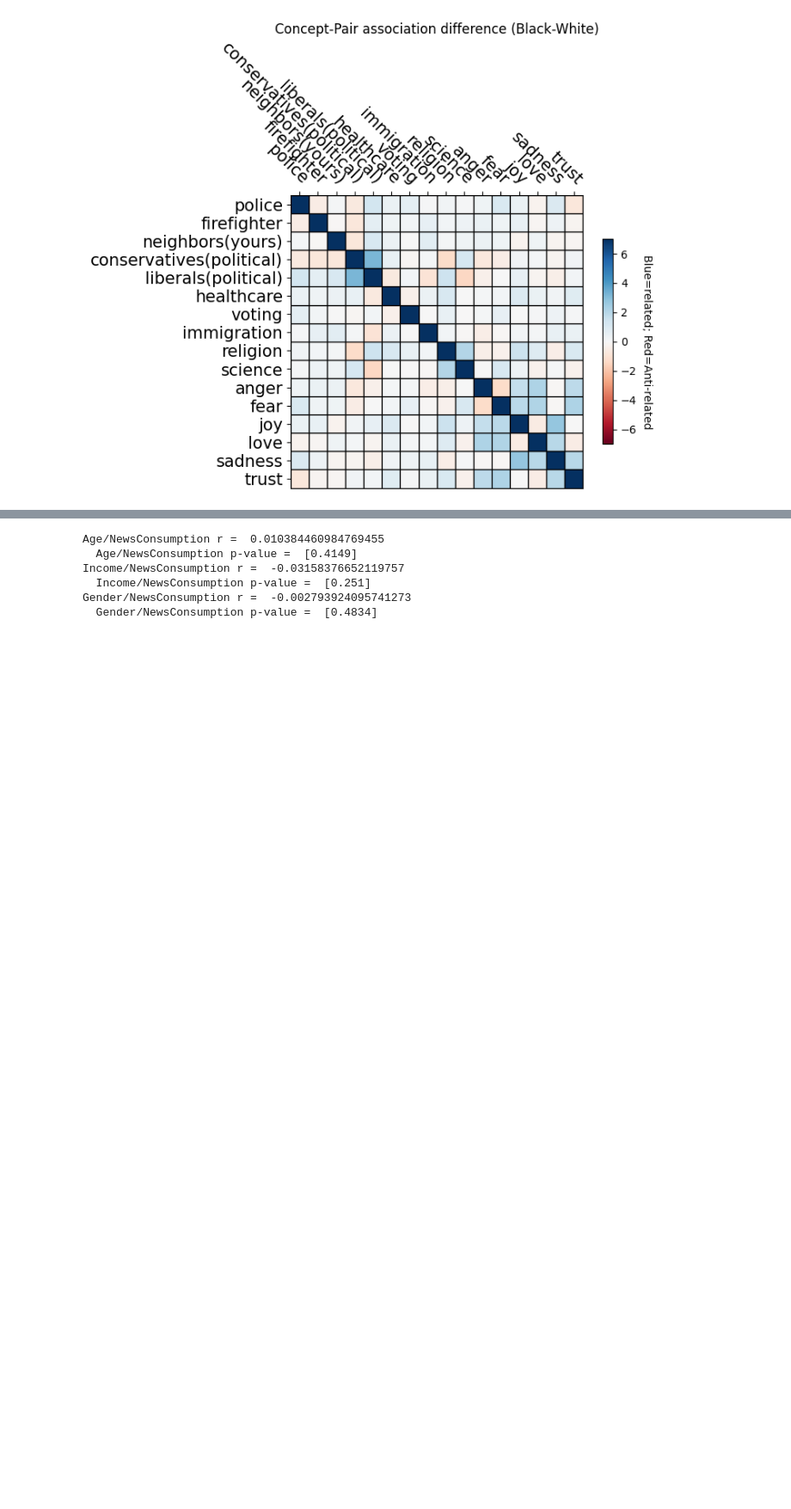
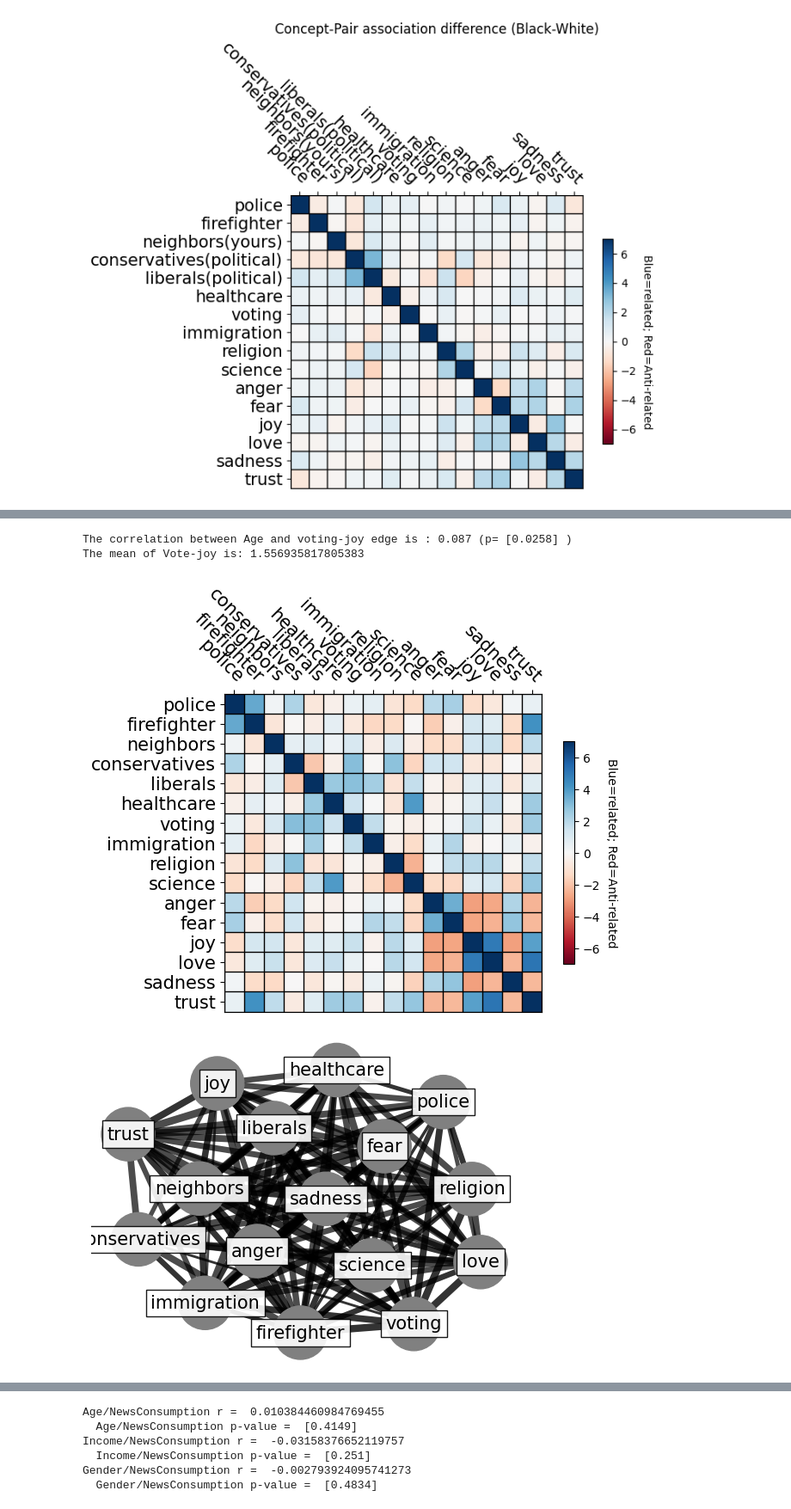
Before and after one commit to ExCaLBBR/ExCaLBBR.github.io, a Jupyter notebook: GeometryBasedDecisions/code/GeoBasedDecisions_AnalysisPipeline.ipynb, the cells around one changed output, grey strips where cells are left out. Shown at 86% size. Drawn from its saved outputs; the diff is of its cells as text; code cells hidden in the pictures; blank space fills up the shorter version.

```diff
--- a/GeometryBasedDecisions/code/GeoBasedDecisions_AnalysisPipeline.ipynb
+++ b/GeometryBasedDecisions/code/GeoBasedDecisions_AnalysisPipeline.ipynb
@@ -1040,23 +1365,21 @@ rtsePRaM_SEM = np.std(rtPRaM_sigEdges, axis=0)/np.sqrt(rtPRaM_sigEdges.shape[0])
 # @title Compute correlation between Age and "voting-joy" edge
 
 #Generate observed
-Age = np.squeeze(Age)
-VoteJoy = PrAM_final[80].to_numpy()
-Age_VoteJoyCorr = np.corrcoef(Age, VoteJoy)
+Age_VoteJoyCorr = np.corrcoef(socioDemographicData['Age_years'], PRaM_rating['voting-joy'])
 
 
 # Define the permutation count and data
 perm = 10000
-n_samples = len(Age)  # Number of samples
+n_samples = len(socioDemographicData['Age_years'])  # Number of samples
 
 # Convert Age to a NumPy array for faster operations
-age_array = np.array(Age)
+age_array = np.array(socioDemographicData['Age_years'])
 
 # Generate all permutations at once
 pComb = np.array([np.random.permutation(n_samples) for _ in range(perm)])
 
 # Generate all permuted versions of PrAM_final[80] in one go
-yPermAll = np.array([PrAM_final[80].iloc[perm].to_numpy() for perm in pComb])  # Shape: (10000, 485)
+yPermAll = np.array([PRaM_rating['voting-joy'].iloc[perm].to_numpy() for perm in pComb])  # Shape: (10000, 485)
 
 # Compute correlations
 age_array = age_array.reshape(1, -1)  # Shape: (1, 485) to broadcast for correlation
@@ -1078,10 +1401,13 @@ elif Age_VoteJoyCorr[0][1] < 0:
 else:
   raise ValueError('observed beta is exactly equal to 0')
 
-VoteJoymean = PrAM_final[80].mean()
+VoteJoymean = PRaM_rating['voting-joy'].mean()
 
 print('The correlation between Age and', PairLabel[0][80],  'edge is :', round(Age_VoteJoyCorr[0][1],3), '(p=',pval,')')
 print('The mean of Vote-joy is:',VoteJoymean)
+# %% [output]
+The correlation between Age and voting-joy edge is : 0.087 (p= [0.0258] )
+The mean of Vote-joy is: 1.556935817805383
 # %%
 # @title Figure 1 panel: (a) PRaM Schematic; (b) Heatmap of similarity ratings (c) Fully connected graph
 
@@ -1091,8 +1417,7 @@ PRaM_Weights = weightedHeatmap(avgDist, words_trim,1, '', 'Blue=related; Red=Ant
 
 
 #Create Fully-connected graph of associations [panel c]
-PrAM_final = PrAM_final #This is in edge space
-PrAM_meanEdge = PrAM_final.mean(axis=0)
+PrAM_meanEdge = PRaM_edge.mean(axis=0)
 #PrAM_meanEdge = (PrAM_mean - min(PrAM_mean)) / (max(PrAM_mean) - min(PrAM_mean)) #adjust range to be between 0 and 1
 #PrAM_meanEdge = PrAM_meanEdge.reset_index(drop=True)
 #PrAM_meanEdge = (PrAM_meanEdge + 0.01) *10 #add 0.1 to account for 0 and multiply edges by constant to aid with vizualization
@@ -1116,33 +1441,36 @@ pos = nx.spring_layout(G, iterations=10000, seed=9)  # positions for all nodes -
 # Format nodes
 PRaM_graphCentrality = round(pd.Series(nx.degree_centrality(G)),2) #make size of nodes proportional to centrality
 nx.draw_networkx_nodes(G, pos, node_size=(PRaM_graphCentrality*2000), node_color = 'grey')
 label_options = {"ec": "k", "fc": "white", "alpha": 0.9}
 nx.draw_networkx_labels(G, pos, font_size=15, bbox=label_options) #ADJUST LABELS HERE
 
 # Format edges
 EdgeList = [(u,v) for (u,v) in G.edges]
 EdgeList_RaceUnq = list(compress(EdgeList, sigEdge_RaceUnq))
 EdgeList_NewsUnq = list(compress(EdgeList, sigEdge_NewsUnq))
 EdgeList_RaceNewsOverlap = list(compress(EdgeList, sigEdge_RNoverlap))
 EdgeList_nonSig = list(compress(EdgeList, ~sigEdges))
 
 # edge width is proportional weight
 edgewidth = [G.get_edge_data(u, v)["weight"] for u, v in G.edges()]
 edgewidth = [(x+0.01) * 10 for x in edgewidth] #add 0.01 to account for 0 and multiply edges by constant to aid with vizualization
 
 #Draw edges
 nx.draw_networkx_edges(G, pos, edgelist=EdgeList_nonSig, width=edgewidth, alpha = 0.8) #draw all edges
 nx.draw_networkx_edges(G, pos, edgelist=EdgeList_RaceUnq, width=edgewidth, alpha = 0.7)#, edge_color="b") #draw race differing edges
 nx.draw_networkx_edges(G, pos, edgelist=EdgeList_NewsUnq, width=edgewidth, alpha=0.7)#, edge_color="r") #draw news differing edges
 nx.draw_networkx_edges(G, pos, edgelist=EdgeList_RaceNewsOverlap, width=edgewidth, alpha=0.7)#, edge_color="purple") #draw news differing edges
 
 #Set figure parameters
 ax = plt.gca()
 plt.axis("off")
 #plt.title('Fully-connected graph of concept nodes and association edges')
 plt.rcParams["figure.figsize"] = [8, 8]
 plt.rcParams["figure.autolayout"] = True
 plt.show()
+# %% [output]
+[figure, added]
+[figure, added]
 # %%
 # @title Vizualize Concept-pair Length Comparison for Significant Edges (This will also serve as the panel for Figure 2)
 
```
Also changed, not shown: parts of 26 cells of this notebook.
